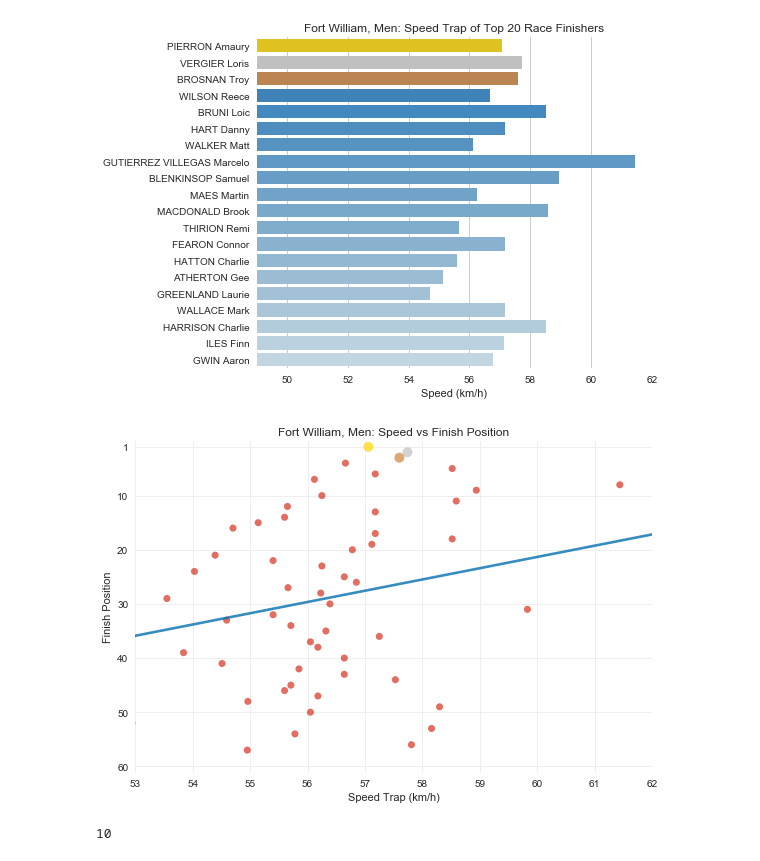
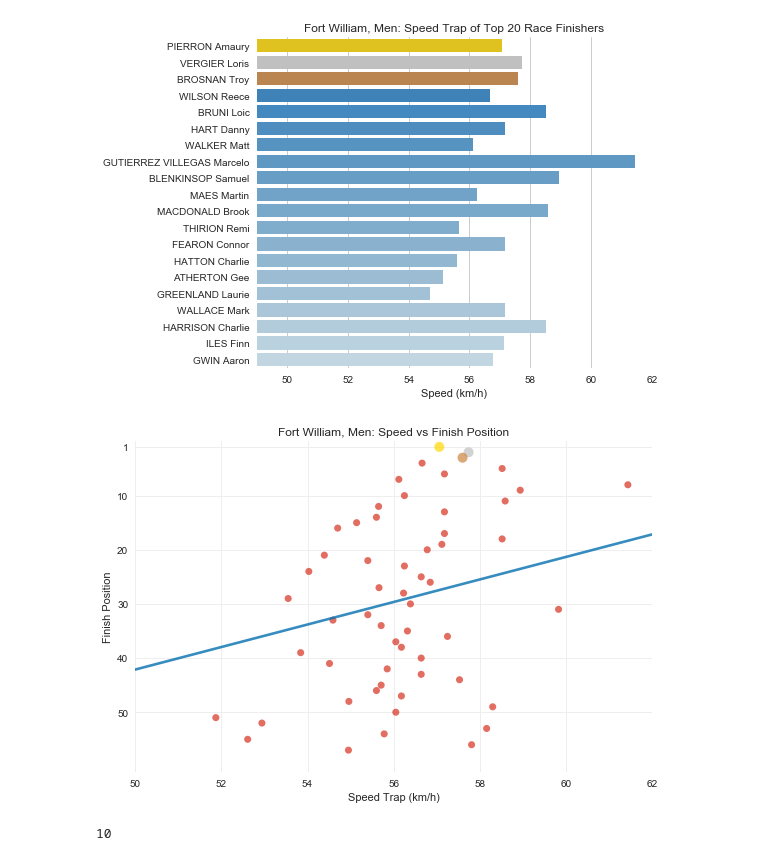
Before and after one commit to domwrap/mtbgeekstats, a Jupyter notebook: 2018/dh_race_analysis.ipynb, the cells around one changed output. Drawn from its saved outputs; the diff is of its cells as text; code cells hidden in the pictures.

Commit message:
Visual tweaks and data length

```diff
--- a/2018/dh_race_analysis.ipynb
+++ b/2018/dh_race_analysis.ipynb
@@ -155,7 +155,7 @@ def drawScatter( df2, col, title, timeCol=False, minX=False, maxX=False, color='
     if False == minX:
         minX = df2[col][:topX].max()
     if False == maxX:
-        maxX = -1
+        maxX = -.9
 #         maxX = df2[col].max()# - (df2[col].min()*.1)  #-.5
 #         display( maxX )
 
@@ -433,37 +433,37 @@ df2 = df2.reset_index(drop=True)
 color = "#d7301f"
 colors = [color]*(len(df2[col]))
 colors[int(df2.loc[df2['rank'] == 1].index.values)] = "gold"
 colors[int(df2.loc[df2['rank'] == 2].index.values)] = "silver"
 colors[int(df2.loc[df2['rank'] == 3].index.values)] = "peru"
 sizes = [50]*(len(df2[col]))
 sizes[int(df2.loc[df2['rank'] == 1].index.values)] = 100
 sizes[int(df2.loc[df2['rank'] == 2].index.values)] = 100
 sizes[int(df2.loc[df2['rank'] == 3].index.values)] = 100
 
 plot = sns.regplot( df2['speed'], df2['rank'], ci=None, line_kws={'color': '#0570b0', "alpha": 0.8}, scatter_kws={"s": sizes, "alpha": 0.7, "color": colors})
 plot.invert_yaxis()
 plot.set_frame_on(False)
 plot.set( title=chart_title_prefix + ': Speed vs Finish Position', xlabel='Speed Trap (km/h)', ylabel='Finish Position' )
-tick = [1]+list(range( 10, len(df2), 10 ))
+tick = [1]+list(range( 10, dlen, 10 ))
 plt.yticks( tick, tick )
 plt.grid( True, which='major', axis='y', color='#EEEEEE' )
 plt.grid( True, which='major', axis='x', color='#EEEEEE' )
 
-minX = math.floor( df2.speed[:topX].min()-1 )
-maxX = math.ceil( df2.speed[:topX].max() )
+minX = math.floor( df2.speed[:dlen].min()-1 )
+maxX = math.ceil( df2.speed[:dlen-].max() )
 plt.ylim( dlen+1, 0 )
 if 1 == race:
     plt.xlim( 40, 50 )
 elif 2 == race:
     plt.xlim( 45, 65 )
 plt.xlim( minX, maxX )
 
 plt.tight_layout()
 
 if image_gen:
     plt.savefig( file_prefix + '_speed_vs_finish.png', dpi=dpi )
 # %% [output]
-[figure, old version]
+[figure, new version]
 # %%
 col = 'speed'
 df2 = df.sort_values(col, ascending=False)
```
Also changed, not shown: parts of 1 cell of this notebook, 11 other files.
